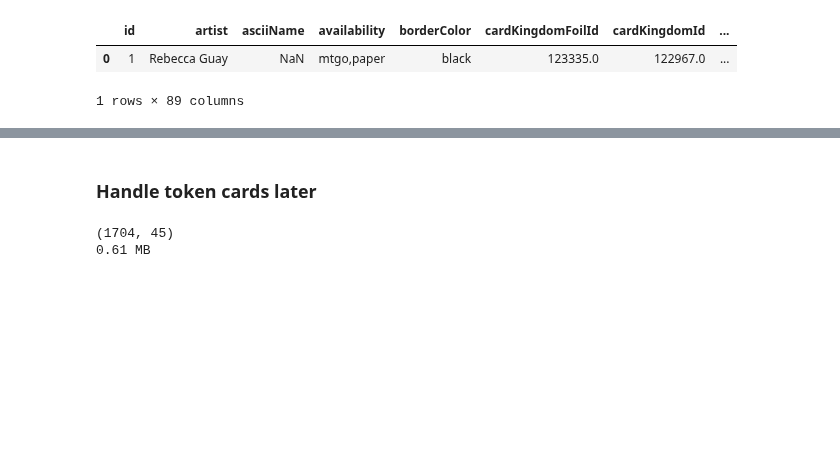
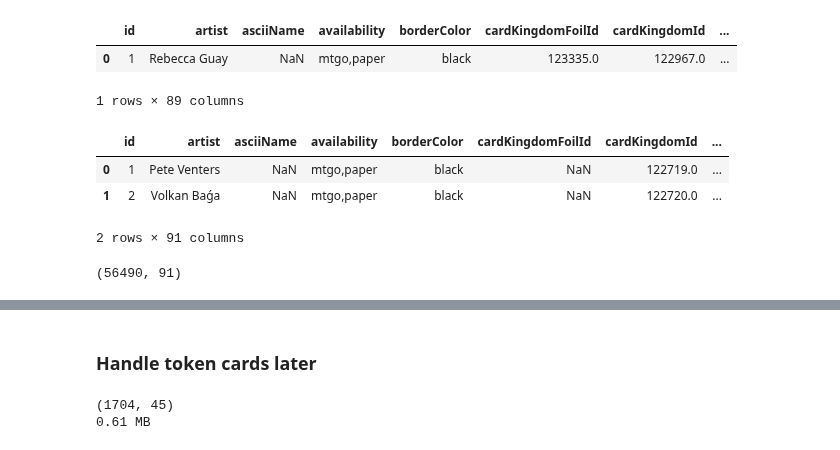
Before and after one commit to ledgerW/magicml, a Jupyter notebook: notebooks/mtgjson_sm_proc.ipynb, the cells around one changed output, grey strips where cells are left out. Cells and saved outputs as stored; diff of their text form; code cells hidden in the pictures; blank space fills up the shorter version.

```diff
--- a/notebooks/mtgjson_sm_proc.ipynb
+++ b/notebooks/mtgjson_sm_proc.ipynb
@@ -160,3 +160,16 @@ cards_df.head(1)
 1 rows × 89 columns
 # %%
 cards_df.to_csv('cards.csv', index=False)
+# %%
+cards_df = pd.read_csv('cards.csv')
+# %%
+cards_df.head(2)
+# %% [output]
+|  | id | artist | asciiName | availability | borderColor | cardKingdomFoilId | cardKingdomId | ... |
+| 0 | 1 | Pete Venters | NaN | mtgo,paper | black | NaN | 122719.0 | ... |
+| 1 | 2 | Volkan Baǵa | NaN | mtgo,paper | black | NaN | 122720.0 | ... |
+2 rows × 91 columns
+# %%
+cards_df.shape
+# %% [output]
+(56490, 91)
```
Also changed, not shown: parts of 11 cells of this notebook, 2 other files.
